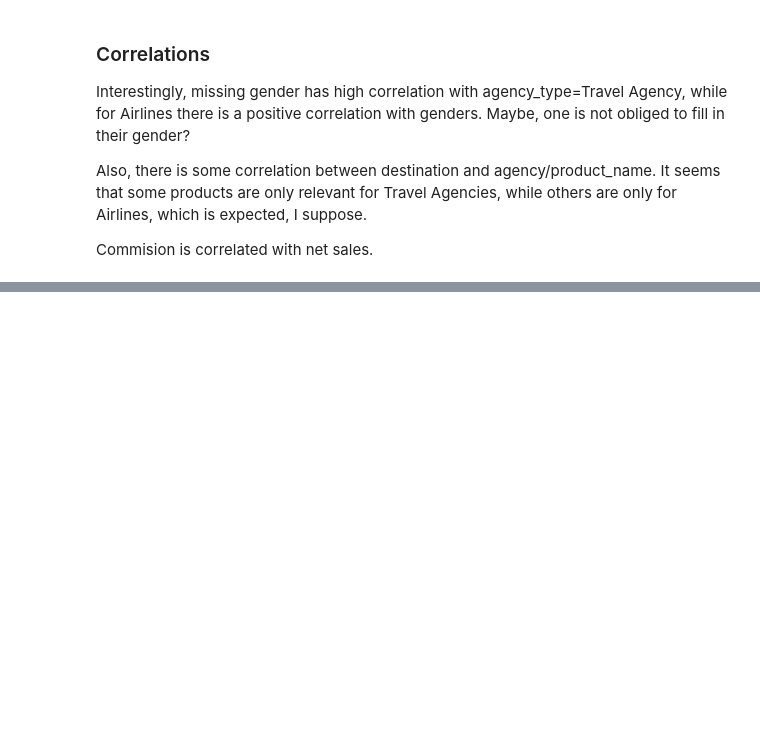
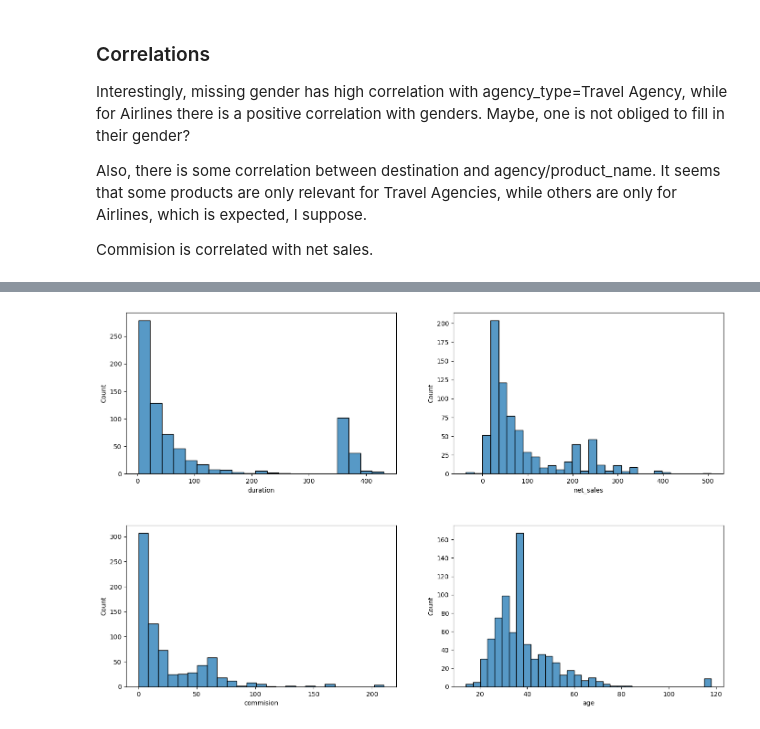
Before and after one commit to AndreiShelest/ML_travel_insurance, a Jupyter notebook: notebooks/eda.ipynb, the cells around one changed output, grey strips where cells are left out. Saved outputs shown, nothing was run; the diff lists cells and outputs as text; code cells hidden in the pictures; blank space fills up the shorter version.

```diff
--- a/notebooks/eda.ipynb
+++ b/notebooks/eda.ipynb
@@ -358,0 +392,12 @@ corr_ax = sns.heatmap(X_train_upd.corr())
+# %%
+fig, axs = plt.subplots(nrows=2, ncols=2, figsize=(15, 10))
+axs_flat = axs.flat
+
+sns.histplot(min_train['duration'], ax=axs_flat[0])
+sns.histplot(min_train['net_sales'], ax=axs_flat[1])
+sns.histplot(min_train['commision'], ax=axs_flat[2])
+sns.histplot(min_train['age'], ax=axs_flat[3])
+
+fig.tight_layout(pad=5)
+plt.show()
+# %% [output]
@@ -358,0 +405 @@ corr_ax = sns.heatmap(X_train_upd.corr())
+[figure, added]
```
Also changed, not shown: parts of 13 cells of this notebook, 4 other files.
